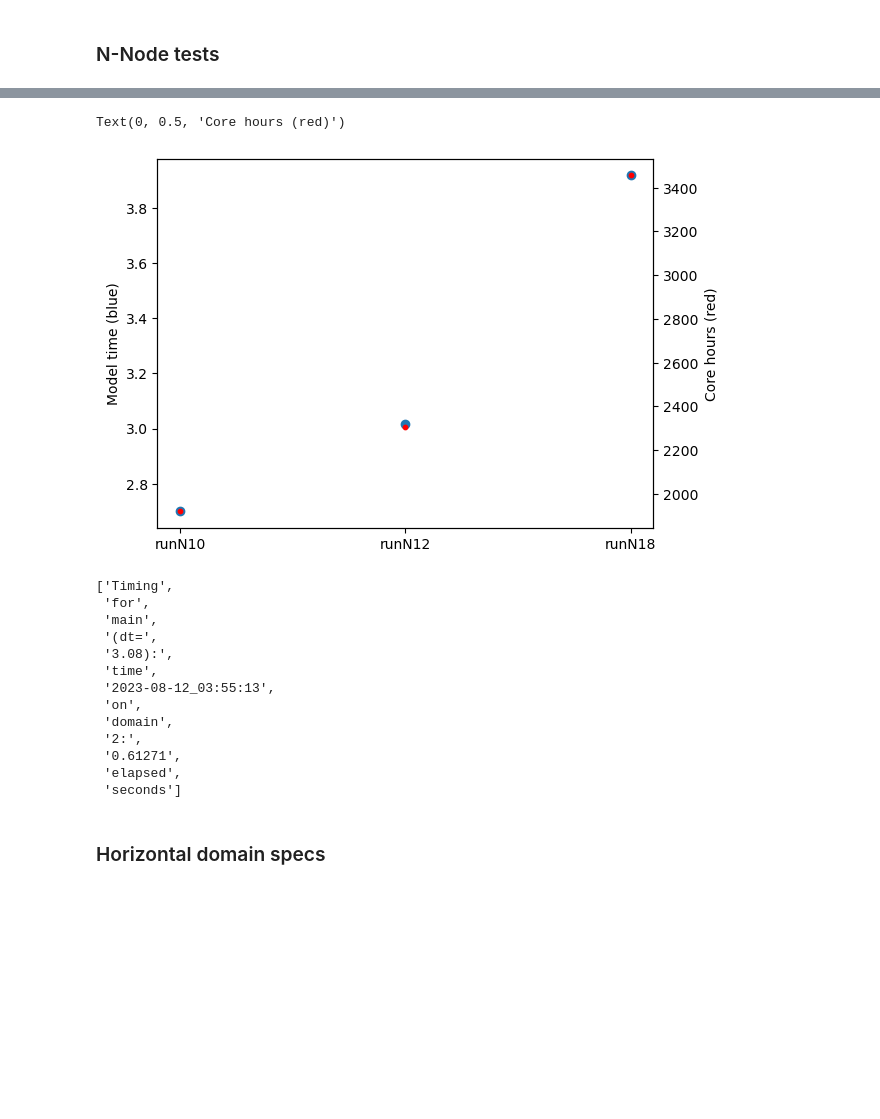
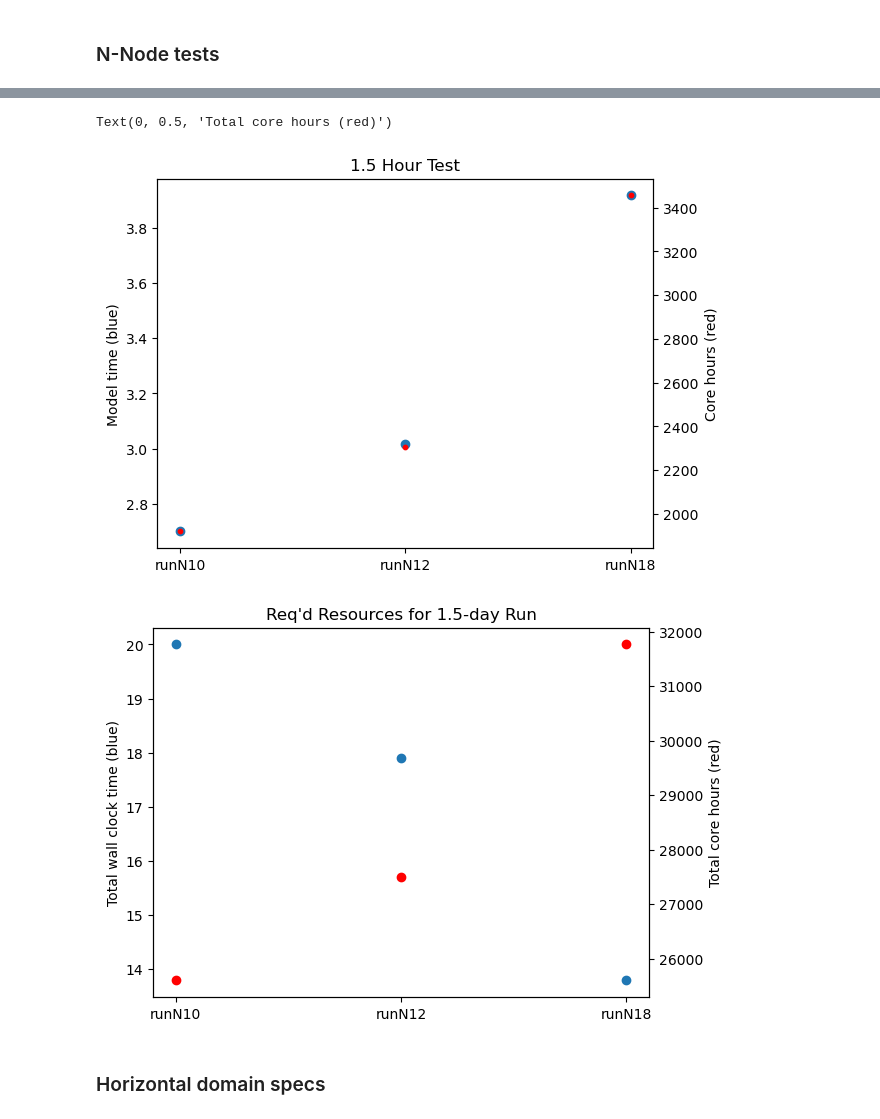
Before and after one commit to jhruppert/wrf-piccolo, a Jupyter notebook: wrf_domain_specs.ipynb, the cells around one changed output, grey strips where cells are left out. Cells and saved outputs as stored; diff of their text form; code cells hidden in the pictures; blank space fills up the shorter version.

```diff
--- a/wrf_domain_specs.ipynb
+++ b/wrf_domain_specs.ipynb
@@ -34,20 +34,24 @@ print()
 
 tests = ["runN10","runN12","runN18"]
 
-print("Model time achieved:")
+print("Model timing:")
 print()
 times_sav=[]
+times_req=[]
 for itest in tests:
     print(itest)
-    process = subprocess.Popen(['tail -n 5 WRF/'+itest+'/rslout/rsl.out.0000'],shell=True,
+    process = subprocess.Popen(['tail -n 5 scale_tests/'+itest+'/rslout/rsl.out.0000'],shell=True,
         stdout=subprocess.PIPE,universal_newlines=True)
     for iline in range(4):
         output = process.stdout.readline()
     line = output.strip()
     time_string = line.split()[6]
     time_hrs = float(time_string[-8:-6]) + float(time_string[-5:-3])/60
+    time_required = 36*1.5 / time_hrs
     times_sav.append(time_hrs)
-    print(time_hrs)
+    times_req.append(time_required)
+    print("Got this far in 1.5 h: ",time_hrs)
+    print("Time needed for 1.5 day run: ",time_required)
     print()
 
 print("Core hours required:")
@@ -58,12 +62,24 @@ for itest in range(3):
     print(core_hours[itest])
     print()
 
+core_hours_fullrun = core_hours*times_req/1.5
+
 fig, ax1 = plt.subplots()
+ax1.set_title("1.5 Hour Test")
 ax1.scatter(tests,times_sav)
 ax1.set_ylabel("Model time (blue)")
 ax2 = ax1.twinx()
 ax2.scatter(tests,core_hours, s=10, c='red')
 ax2.set_ylabel("Core hours (red)")
+
+
+fig, ax1 = plt.subplots()
+ax1.set_title("Req'd Resources for 1.5-day Run")
+ax1.scatter(tests,times_req)
+ax1.set_ylabel("Total wall clock time (blue)")
+ax2 = ax1.twinx()
+ax2.scatter(tests,core_hours_fullrun, c='red')
+ax2.set_ylabel("Total core hours (red)")
 # %% [output]
 Tested by running a 1.5-hr (wall clock) job
 
@@ -81,25 +97,10 @@ runN18
 2304.0
 
 runN18
 3456.0
-Text(0, 0.5, 'Core hours (red)')
+Text(0, 0.5, 'Total core hours (red)')
-[figure, old version]
+[figure, new version]
+[figure, added]
-# %%
-line.split()
-# %% [output]
-['Timing',
- 'for',
- 'main',
- '(dt=',
- '3.08):',
- 'time',
- '2023-08-12_03:55:13',
- 'on',
- 'domain',
- '2:',
- '0.61271',
- 'elapsed',
- 'seconds']
 # %% [markdown]
 ### Horizontal domain specs
 # %%
```
Also changed, not shown: parts of 1 cell of this notebook, 1 other file.
